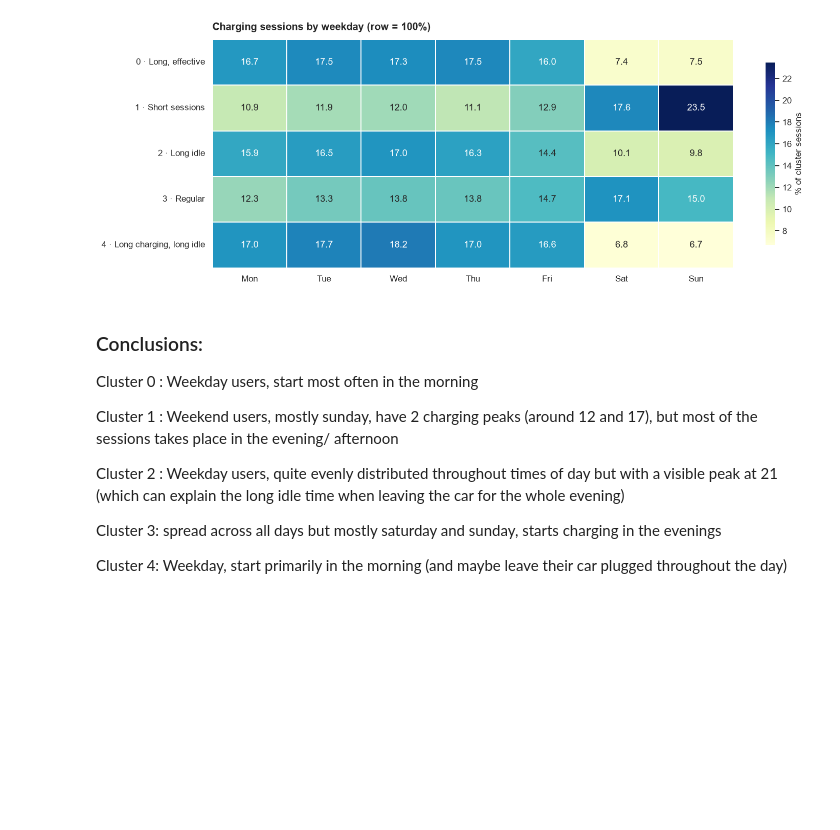
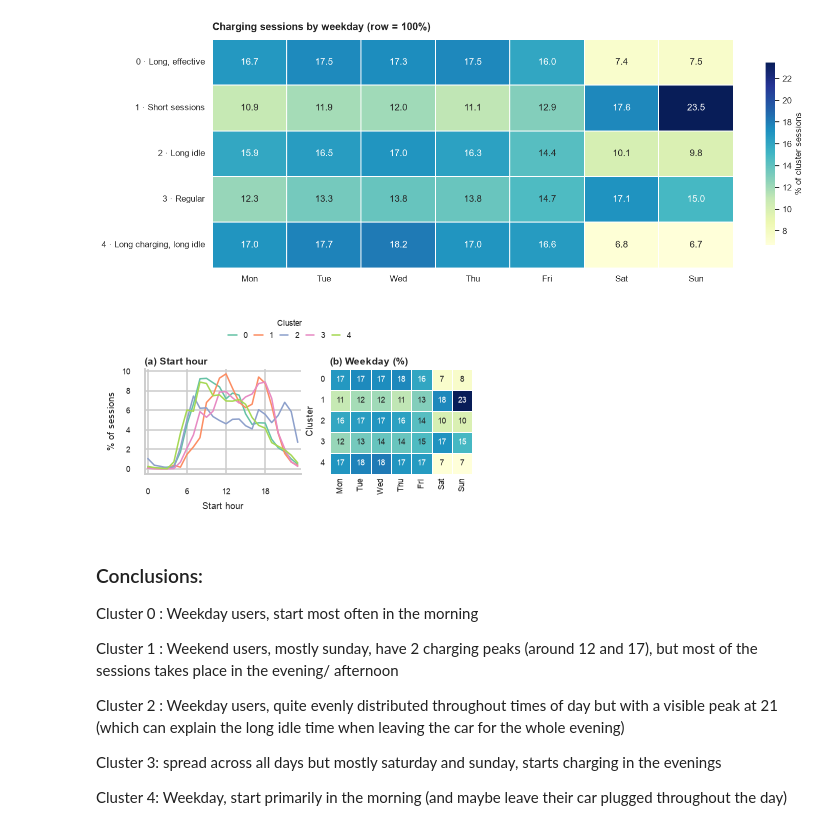
Before and after one commit to katarzynarogalska/Intro-to-Business-Analytics, a Jupyter notebook: user_clustering.ipynb, the cells around one changed output. Cells and saved outputs as stored; diff of their text form; code cells hidden in the pictures; blank space fills up the shorter version.

```diff
--- a/user_clustering.ipynb
+++ b/user_clustering.ipynb
@@ -808,6 +869,50 @@ weekday_heatmap.columns = WEEKDAYS
 cluster_heatmap(weekday_heatmap, "Charging sessions by weekday (row = 100%)", fmt=".1f", cmap="YlGnBu")
 # %% [output]
 [figure]
+# %%
+dc["start_hour"] = dc["Start Date"].dt.hour
+hourly_cluster = (pd.crosstab(dc["start_hour"], dc["Cluster"], normalize="columns")
+                    .reindex(range(24), fill_value=0) * 100)
+
+WEEKDAYS = ["Mon", "Tue", "Wed", "Thu", "Fri", "Sat", "Sun"]
+weekday_heatmap = pd.crosstab(dc["Cluster"], dc["Start Date"].dt.dayofweek, normalize="index") * 100
+weekday_heatmap.columns = WEEKDAYS
+
+tiny_fonts = {"font.size": 6, "axes.titlesize": 6.5, "axes.titleweight": "bold",
+              "axes.labelsize": 6, "xtick.labelsize": 5.5, "ytick.labelsize": 5.5,
+              "legend.fontsize": 5.5, "axes.titlepad": 3}
+
+with plt.rc_context(tiny_fonts):
+    fig, (ax1, ax2) = plt.subplots(1, 2, figsize=(3.5, 1.9), gridspec_kw={"width_ratios": [1.1, 1]})
+
+    # (a) start hour
+    for c in CLUSTER_ORDER:
+        ax1.plot(hourly_cluster.index, hourly_cluster[c], lw=1, color=CLUSTER_COLORS[c], label=str(c))
+    ax1.set_xticks(range(0, 24, 6))
+    ax1.set_xlim(-0.5, 23.5)
+    ax1.set_xlabel("Start hour")
+    ax1.set_ylabel("% of sessions")
+    ax1.set_title("(a) Start hour", loc="left")
+
+    # (b) weekday
+    sns.heatmap(weekday_heatmap, annot=True, fmt=".0f", cmap="YlGnBu", cbar=False,
+                linewidths=0.4, linecolor="white", ax=ax2, annot_kws={"size": 5})
+    ax2.set_title("(b) Weekday (%)", loc="left")
+    ax2.set_xlabel("")
+    ax2.set_ylabel("Cluster")
+    ax2.tick_params(axis="both", length=0)
+    ax2.tick_params(axis="y", rotation=0)
+    ax2.tick_params(axis="x", rotation=90)
+
+    handles, labels = ax1.get_legend_handles_labels()
+    fig.legend(handles, labels, title="Cluster", ncol=5, loc="upper center", bbox_to_anchor=(0.5, 1.0),
+               frameon=False, handlelength=1, columnspacing=0.8, title_fontsize=5.5)
+
+    fig.tight_layout(rect=(0, 0, 1, 0.83), w_pad=0.5)
+    fig.savefig("figures/when_clusters_charge.pdf", bbox_inches="tight")
+    plt.show()
+# %% [output]
+[figure, added]
 # %% [markdown]
 ### Conclusions:
 
```
Also changed, not shown: parts of 22 cells of this notebook, 1 other file.
